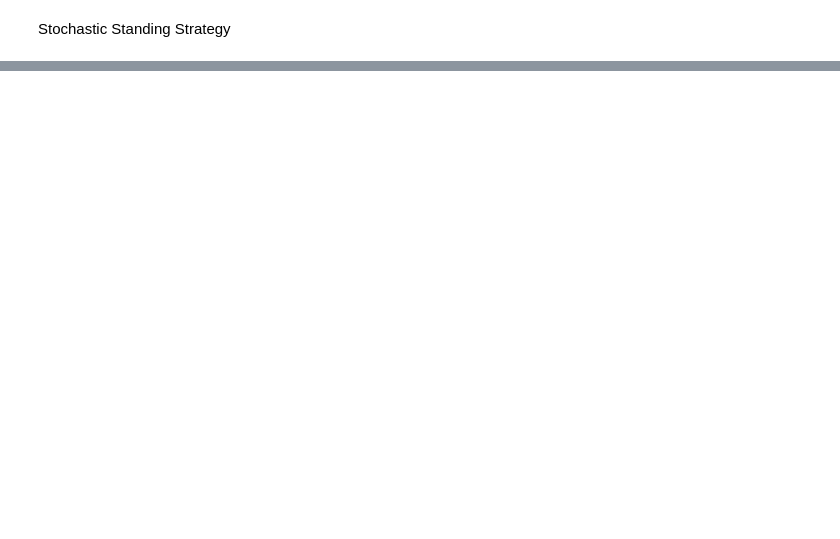
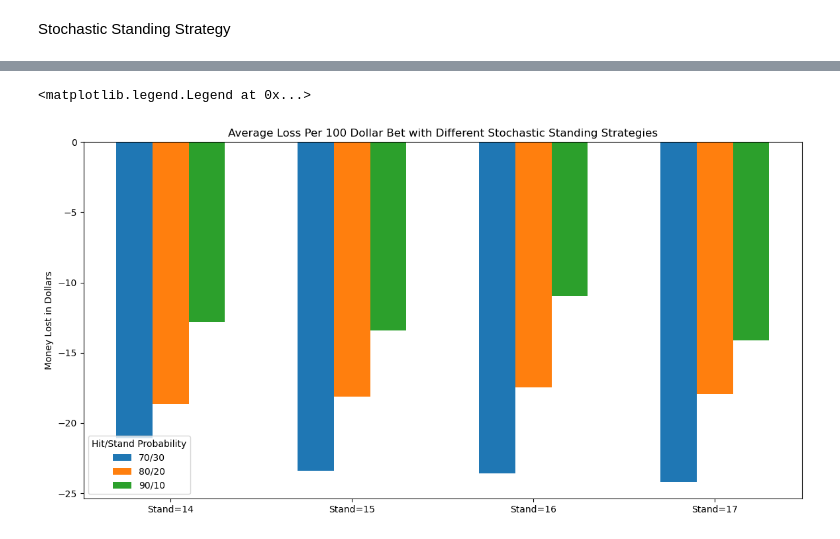
Before and after one commit to nganguly0594/Reinforced-Blackjack, a Jupyter notebook: exp/strategies.ipynb, the cells around one changed output, grey strips where cells are left out. Drawn from its saved outputs; the diff is of its cells as text; code cells hidden in the pictures; blank space fills up the shorter version.

Commit message:
Working on creating strategies

```diff
--- a/exp/strategies.ipynb
+++ b/exp/strategies.ipynb
@@ -42,0 +80,29 @@ Stochastic Standing Strategy
+# %%
+prob_labels = ["70/30", "80/20", "90/10"]
+
+fig, ax = plt.subplots(figsize=(14, 7))
+
+# Number of bars per group
+num_bars_per_value = len(probabilities)
+total_bars = len(standing_values) * num_bars_per_value
+bar_width = 0.2
+x = np.arange(len(standing_values))
+
+# Grouped bar chart
+for i, prob_label in enumerate(prob_labels):
+    offset = i * bar_width
+    bar_positions = x + offset - bar_width * (num_bars_per_value - 1) / 2
+    bar_heights = avg_net_gains[i::num_bars_per_value]
+    ax.bar(bar_positions, bar_heights, bar_width, label=prob_label)
+
+# Set x-ticks and labels
+ax.set_xticks(x)
+ax.set_xticklabels([f'Stand={sv}' for sv in standing_values])
+
+# Set labels and title
+ax.set_ylabel('Money Lost in Dollars')
+ax.set_title('Average Loss Per 100 Dollar Bet with Different Stochastic Standing Strategies')
+ax.legend(title='Hit/Stand Probability')
+# %% [output]
+<matplotlib.legend.Legend at 0x...>
+[figure, added]
```
Also changed, not shown: parts of 3 cells of this notebook, 1 other file.
